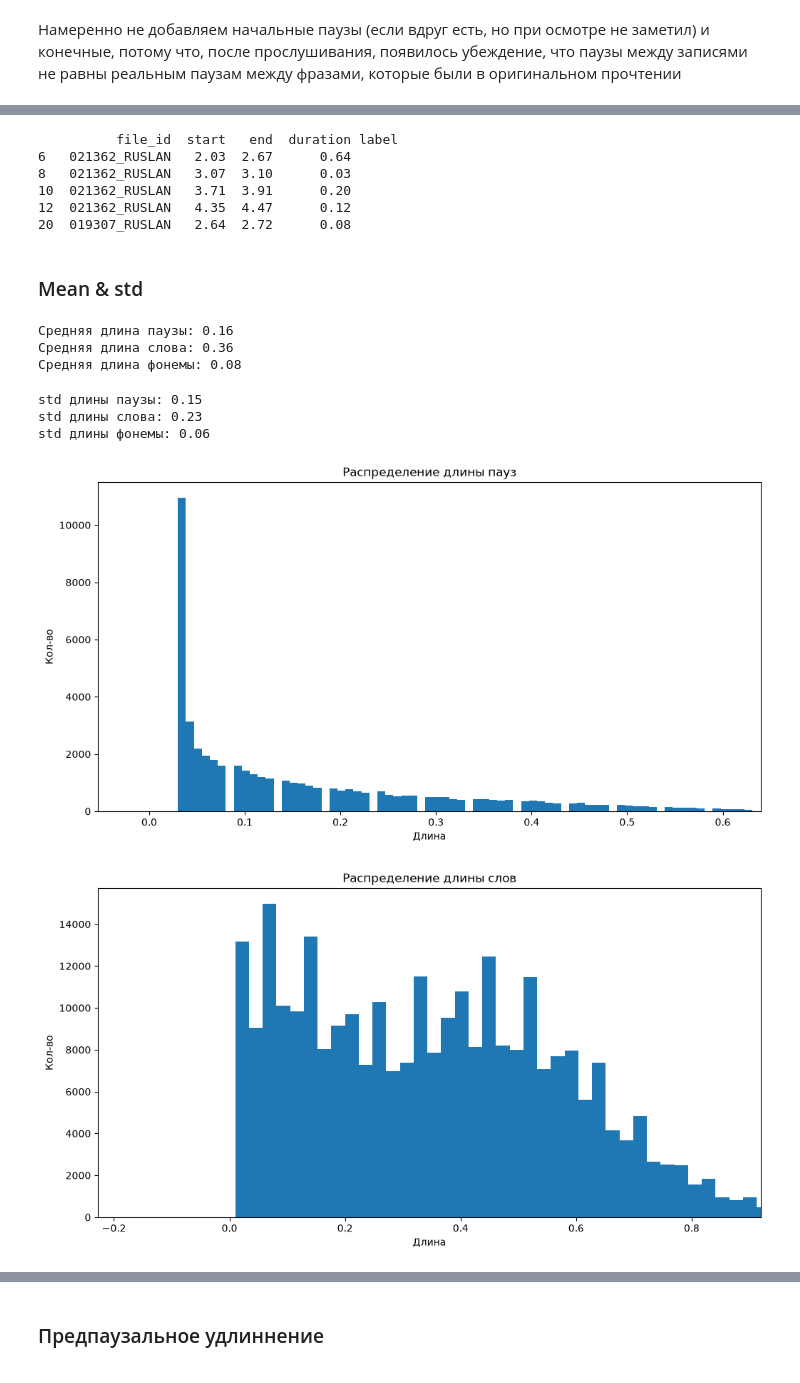
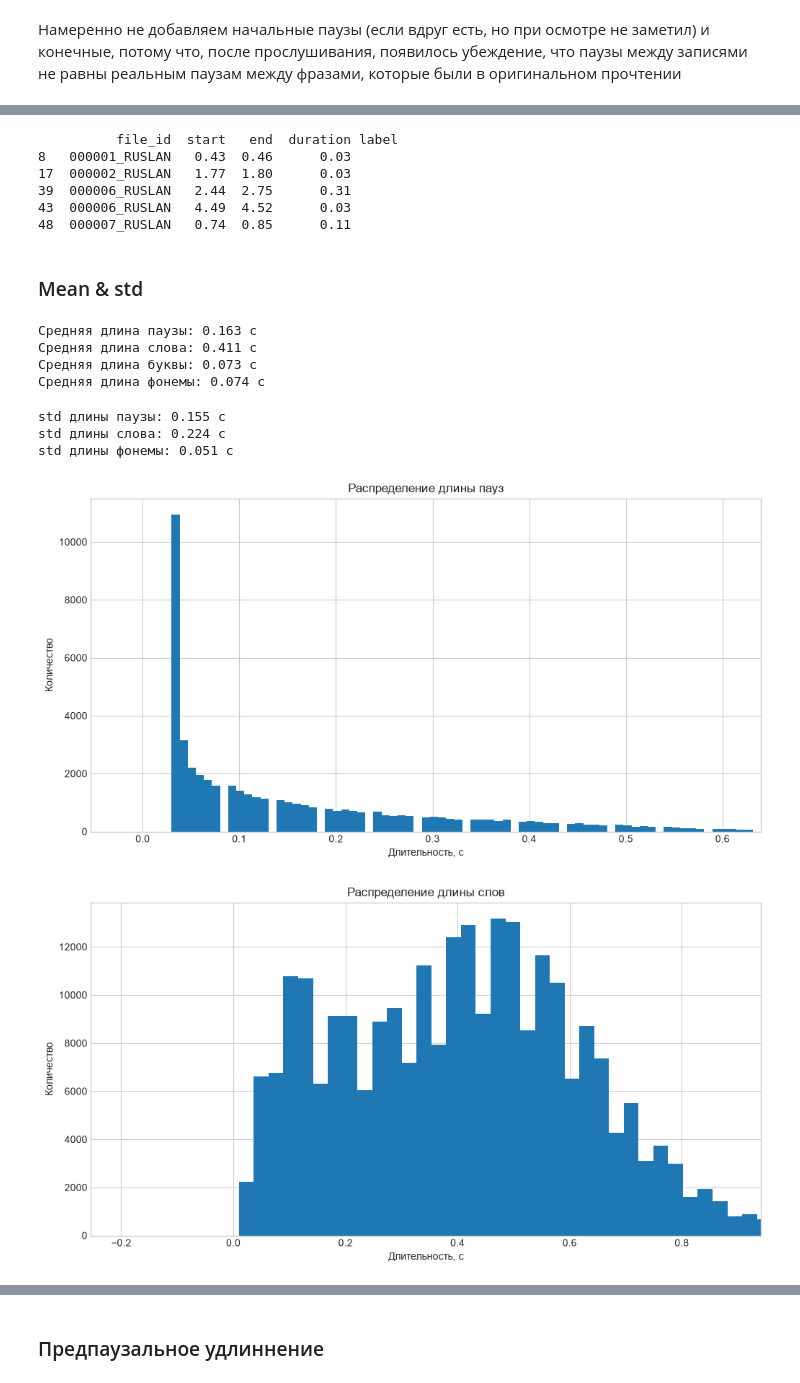
Before and after one commit to ivanVgusev/tts_labs_itmo, a Jupyter notebook: labs/lab2_pauses/lab2.ipynb, the cells around one changed output, grey strips where cells are left out. Saved outputs shown, nothing was run; the diff lists cells and outputs as text; code cells hidden in the pictures.

```diff
--- a/labs/lab2_pauses/lab2.ipynb
+++ b/labs/lab2_pauses/lab2.ipynb
@@ -28,5 +30,6 @@ from transformers import AutoModel, AutoTokenizer
 # %%
-device = "cuda" if torch.cuda.is_available() else "cpu"
+warnings.filterwarnings("ignore", category=FutureWarning)
+plt.style.use("seaborn-v0_8-whitegrid")
 # %%
 SR = 16000
 RANDOM_SEED = 42
@@ -124,50 +115,57 @@ print()
 # %%
-pauses_df = words_df[words_df["label"] == ""]
+pauses_df = words_df[words_df["label"] == ""].copy()
 print(pauses_df.head())
 # %% [output]
           file_id  start   end  duration label
-6   021362_RUSLAN   2.03  2.67      0.64
-8   021362_RUSLAN   3.07  3.10      0.03
-10  021362_RUSLAN   3.71  3.91      0.20
-12  021362_RUSLAN   4.35  4.47      0.12
-20  019307_RUSLAN   2.64  2.72      0.08
+8   000001_RUSLAN   0.43  0.46      0.03
+17  000002_RUSLAN   1.77  1.80      0.03
+39  000006_RUSLAN   2.44  2.75      0.31
+43  000006_RUSLAN   4.49  4.52      0.03
+48  000007_RUSLAN   0.74  0.85      0.11
 # %% [markdown]
 ### Mean & std
 # %%
-print(f"Средняя длина паузы: {pauses_df['duration'].mean():.2f}")
-print(f"Средняя длина слова: {words_df['duration'].mean():.2f}")
-print(f"Средняя длина фонемы: {phones_df['duration'].mean():.2f}")
+speech_words_df = words_df[words_df["label"] != ""].copy()
+speech_phones_df = phones_df[phones_df["label"] != ""].copy()
+letter_count = speech_words_df["label"].str.count(r"[а-яёa-z]")
+mean_letter_duration = speech_words_df["duration"].sum() / letter_count.sum()
+
+print(f"Средняя длина паузы: {pauses_df['duration'].mean():.3f} с")
+print(f"Средняя длина слова: {speech_words_df['duration'].mean():.3f} с")
+print(f"Средняя длина буквы: {mean_letter_duration:.3f} с")
+print(f"Средняя длина фонемы: {speech_phones_df['duration'].mean():.3f} с")
 # %% [output]
-Средняя длина паузы: 0.16
-Средняя длина слова: 0.36
-Средняя длина фонемы: 0.08
+Средняя длина паузы: 0.163 с
+Средняя длина слова: 0.411 с
+Средняя длина буквы: 0.073 с
+Средняя длина фонемы: 0.074 с
 # %%
-print(f"std длины паузы: {pauses_df['duration'].std():.2f}")
-print(f"std длины слова: {words_df['duration'].std():.2f}")
-print(f"std длины фонемы: {phones_df['duration'].std():.2f}")
+print(f"std длины паузы: {pauses_df['duration'].std():.3f} с")
+print(f"std длины слова: {speech_words_df['duration'].std():.3f} с")
+print(f"std длины фонемы: {speech_phones_df['duration'].std():.3f} с")
 # %% [output]
-std длины паузы: 0.15
-std длины слова: 0.23
-std длины фонемы: 0.06
+std длины паузы: 0.155 с
+std длины слова: 0.224 с
+std длины фонемы: 0.051 с
 # %%
 plt.figure(figsize=(12, 6))
-plt.xlabel("Длина")
-plt.ylabel("Кол-во")
+plt.xlabel("Длительность, с")
+plt.ylabel("Количество")
 plt.hist(pauses_df['duration'], bins=200)
 plt.xlim(right=np.quantile(pauses_df['duration'], 0.99))
 plt.title("Распределение длины пауз")
 plt.show()
 # %% [output]
-[figure, old version]
+[figure, new version]
 # %%
 plt.figure(figsize=(12, 6))
-plt.xlabel("Длина")
-plt.ylabel("Кол-во")
-plt.hist(words_df['duration'], bins=200)
-plt.xlim(right=np.quantile(words_df['duration'], 0.99))
+plt.xlabel("Длительность, с")
+plt.ylabel("Количество")
+plt.hist(speech_words_df['duration'], bins=200)
+plt.xlim(right=np.quantile(speech_words_df['duration'], 0.99))
 plt.title("Распределение длины слов")
 plt.show()
 # %% [output]
-[figure, old version]
+[figure, new version]
 # %%
 plt.figure(figsize=(12, 6))
```
Also changed, not shown: parts of 48 cells of this notebook, 2 other files.
